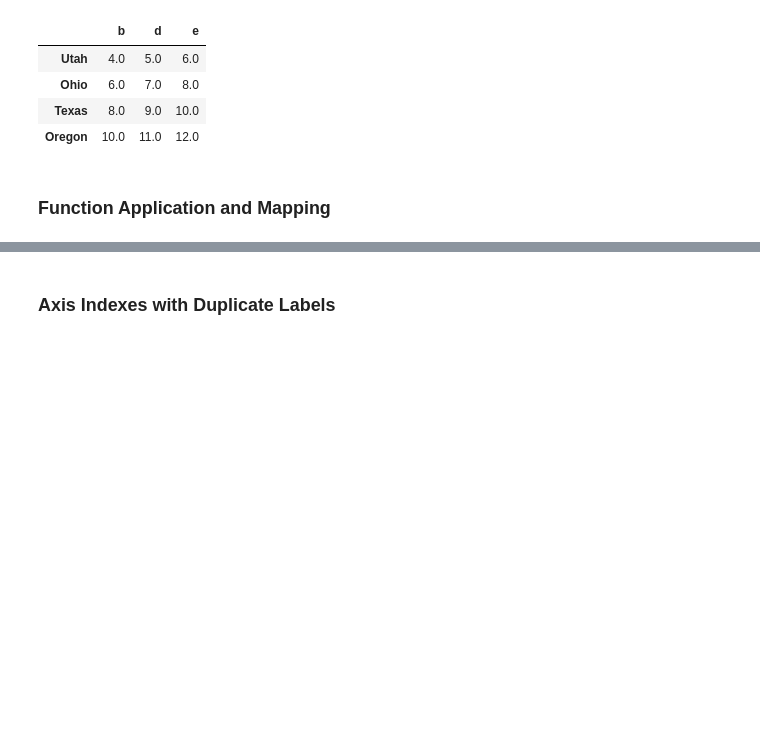
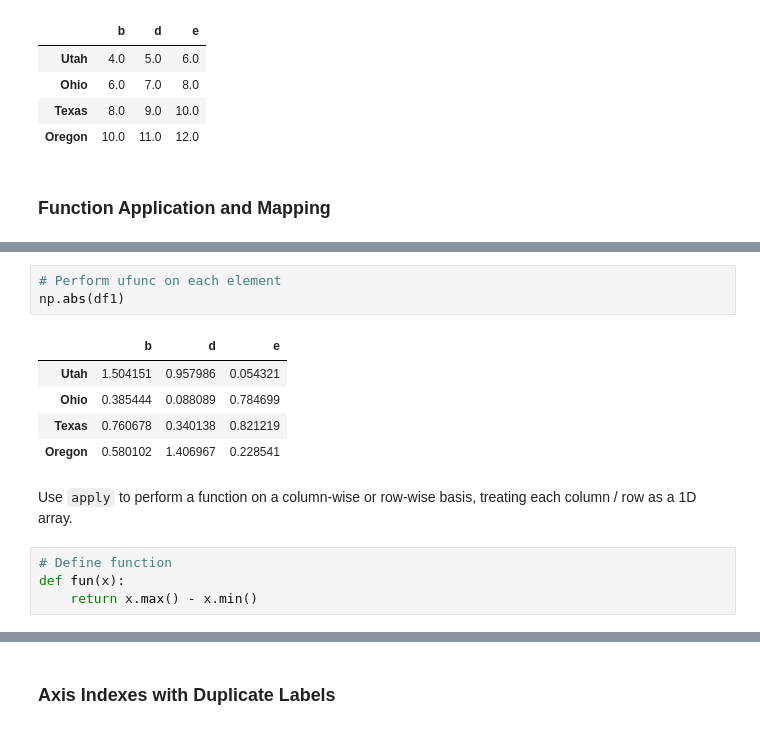
Before and after one commit to nghiaagent/2025-pydata-book, a Jupyter notebook: ipynb/chapter_5.ipynb, the cells around one changed output, grey strips where cells are left out. Drawn from its saved outputs; the diff is of its cells as text; blank space fills up the shorter version.

```diff
--- a/ipynb/chapter_5.ipynb
+++ b/ipynb/chapter_5.ipynb
@@ -445,0 +474,15 @@ frame.add(rows, axis = "index")
+# %%
+# Perform ufunc on each element
+np.abs(df1)
+# %% [output]
+|  | b | d | e |
+| Utah | 1.504151 | 0.957986 | 0.054321 |
+| Ohio | 0.385444 | 0.088089 | 0.784699 |
+| Texas | 0.760678 | 0.340138 | 0.821219 |
+| Oregon | 0.580102 | 1.406967 | 0.228541 |
+# %% [markdown]
+Use `apply` to perform a function on a column-wise or row-wise basis, treating each column / row as a 1D array.
+# %%
+# Define function
+def fun(x):
+    return x.max() - x.min()
```
Also changed, not shown: parts of 37 cells of this notebook.
